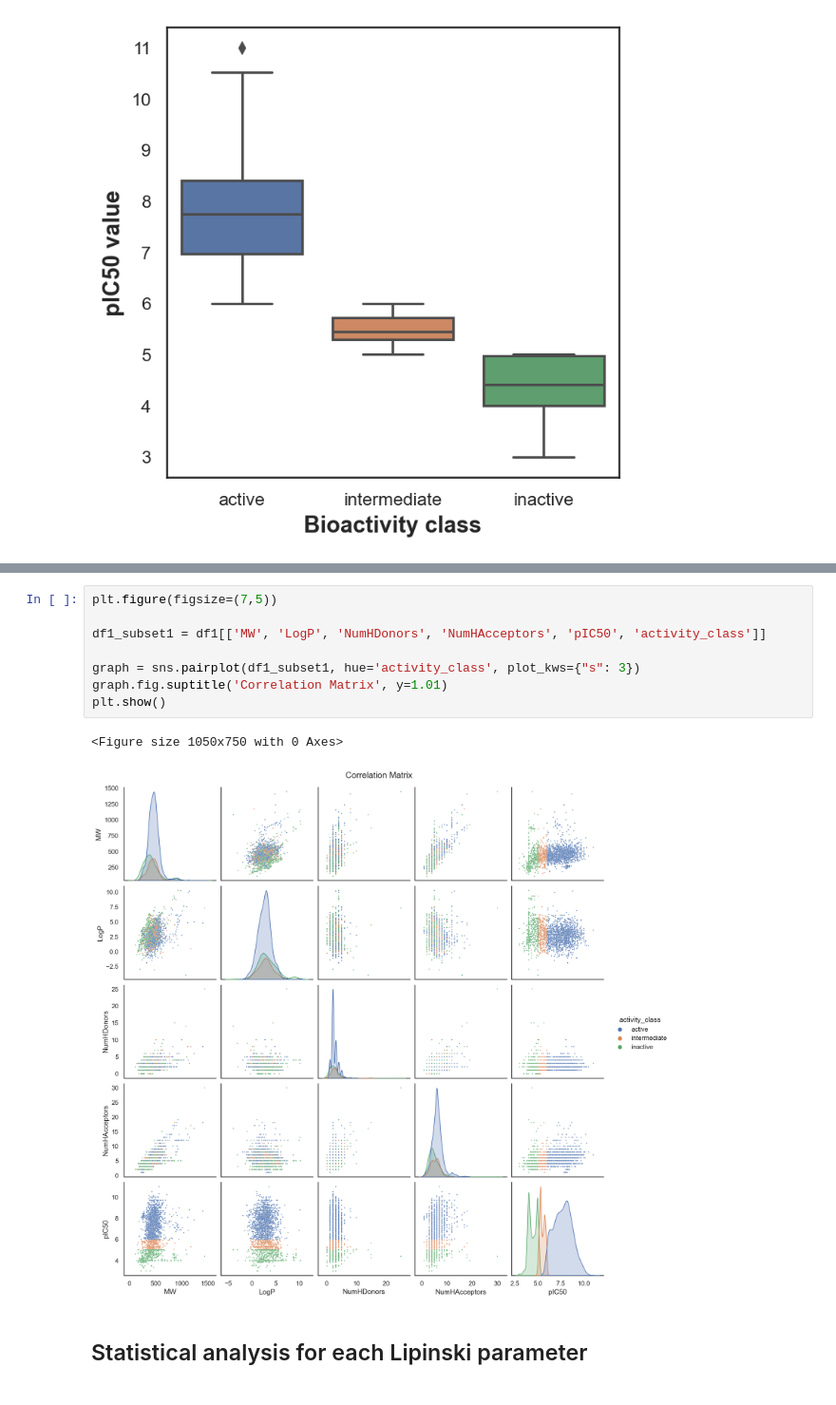
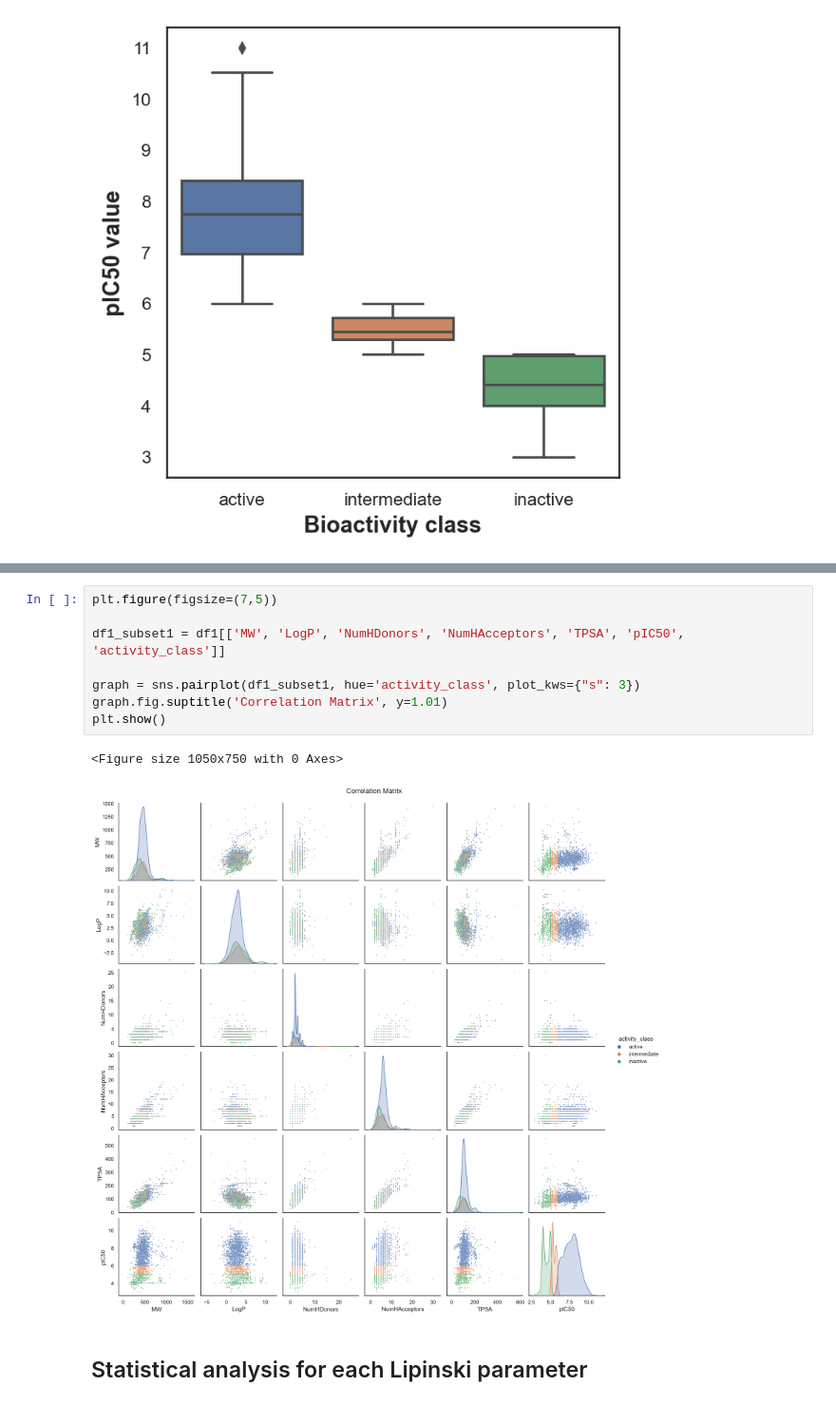
Before and after one commit to FabianHeide/MMP9_drug_discovery, a Jupyter notebook: MMP9_data_analysis.ipynb, the cells around one changed output, grey strips where cells are left out. Shown at 95% size. Drawn from its saved outputs; the diff is of its cells as text.

```diff
--- a/MMP9_data_analysis.ipynb
+++ b/MMP9_data_analysis.ipynb
@@ -52,14 +53,14 @@ plt.show()
 # %%
 plt.figure(figsize=(7,5))
 
-df1_subset1 = df1[['MW', 'LogP', 'NumHDonors', 'NumHAcceptors', 'pIC50', 'activity_class']]
+df1_subset1 = df1[['MW', 'LogP', 'NumHDonors', 'NumHAcceptors', 'TPSA', 'pIC50', 'activity_class']]
 
 graph = sns.pairplot(df1_subset1, hue='activity_class', plot_kws={"s": 3})
 graph.fig.suptitle('Correlation Matrix', y=1.01)
 plt.show()
 # %% [output]
 <Figure size 1050x750 with 0 Axes>
-[figure, old version]
+[figure, new version]
 # %% [markdown]
 ## Statistical analysis for each Lipinski parameter
 # %%
```
Also changed, not shown: parts of 4 cells of this notebook, 4 other files.
